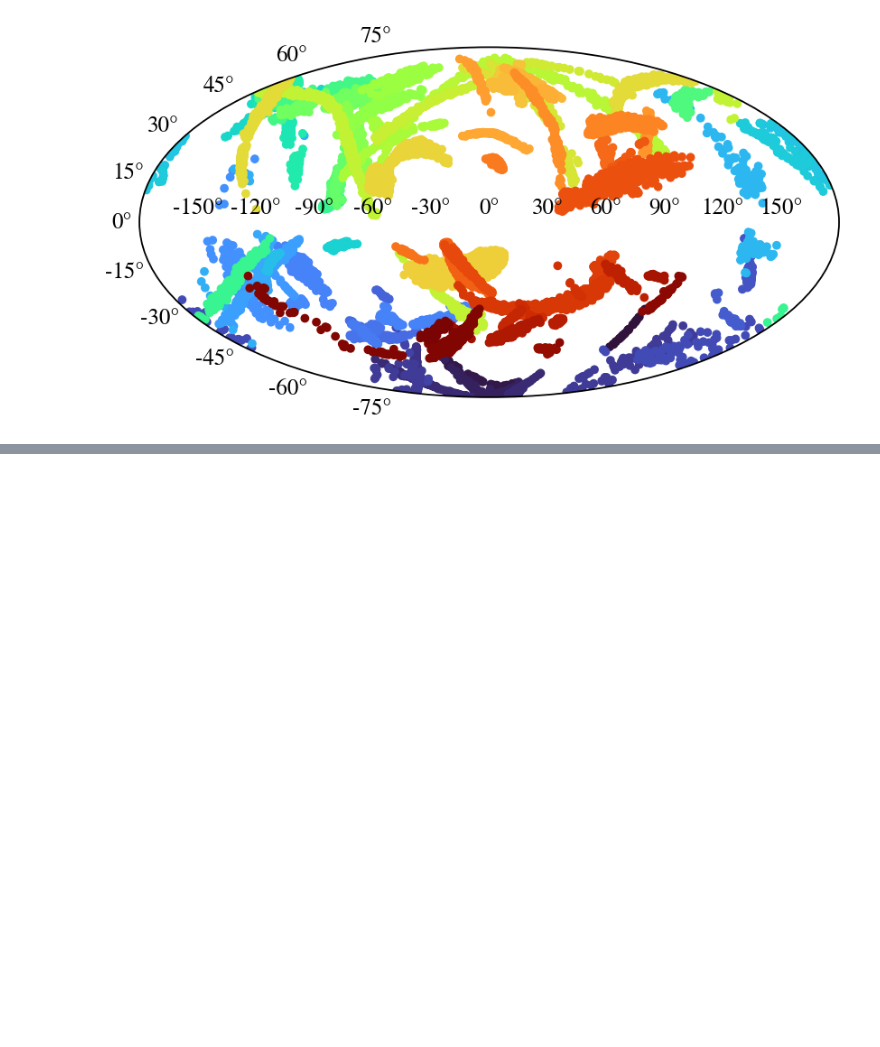
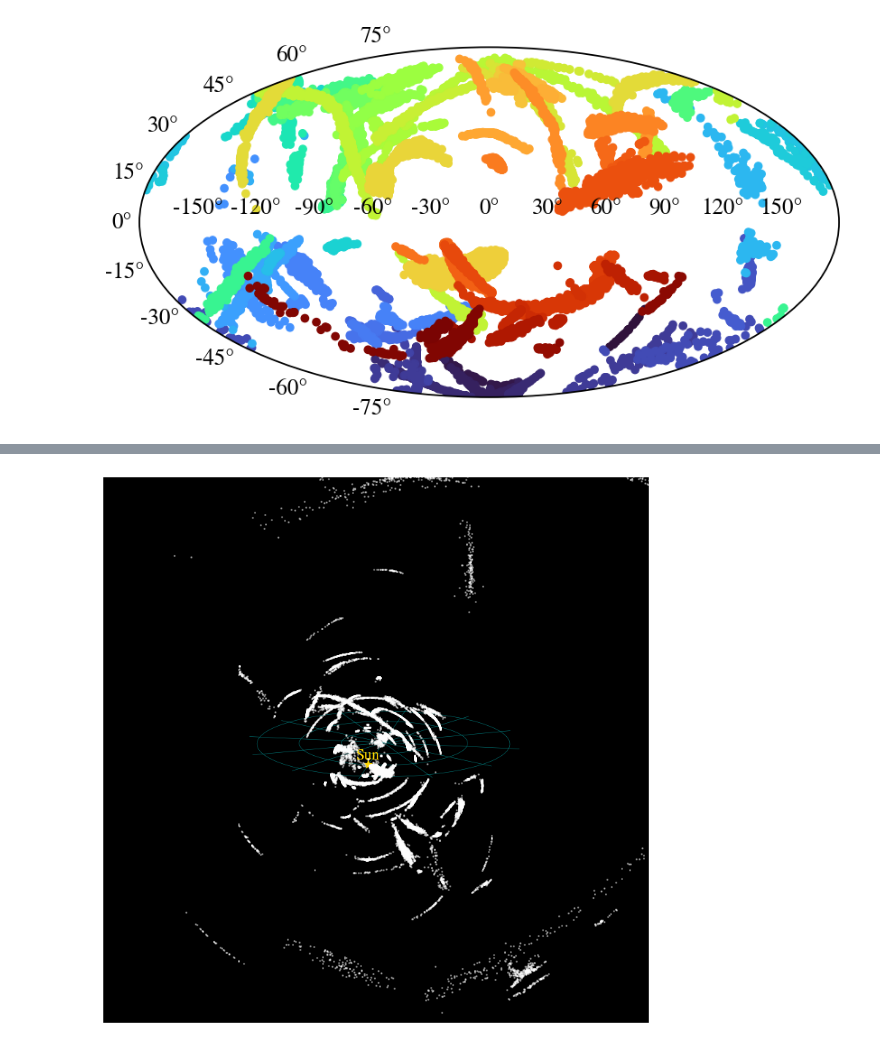
Before and after one commit to abonaca/streams_overview, a Jupyter notebook: notebooks/field_of_streams.ipynb, the cells around one changed output, grey strips where cells are left out. Saved outputs shown, nothing was run; the diff lists cells and outputs as text; code cells hidden in the pictures; blank space fills up the shorter version.

```diff
--- a/notebooks/field_of_streams.ipynb
+++ b/notebooks/field_of_streams.ipynb
@@ -229,0 +130,86 @@ plt.ylim(20,12)
+# %%
+fig = plt.figure(constrained_layout=True)
+ax = fig.add_subplot(projection='3d', facecolor='k')
+
+elev, azim, roll = 20, -7, 0
+elev, azim, roll = 15, 190, 0
+# elev, azim, roll = 30, 190, 0
+ax.view_init(elev, azim, roll)
+
+radii = np.array([4,8,12])
+theta = np.linspace(0,2*np.pi,100)
+
+phi = np.arange(0,360,30)*u.deg
+rlims = np.linspace(0,13,2)
+
+teal = '#027b7c'
+lw_grid = 0.4
+
+############
+# plot disk
+# circular
+for r in radii:
+    x = r * np.cos(theta)
+    y = r * np.sin(theta)
+    z = theta * 0
+
+    plt.plot(x, y, z, '-', color=teal, lw=lw_grid)
+
+# radial
+for p in phi:
+    x = rlims * np.cos(p)
+    y = rlims * np.sin(p)
+    z = rlims * 0
+
+    plt.plot(x, y, z, '-', color=teal, lw=lw_grid)
+
+# the Sun
+plt.plot(-8.1,0,0.02, '*', color='gold', ms=8)
+plt.gca().text(-8.3,0,0.6,'Sun', ha='center', color='gold', fontsize='small')
+
+###############
+# plot streams
+
+for name in names[:]:
+    ind = tbl['name']==name
+    plt.plot(cgal.x.value[ind], cgal.y.value[ind], cgal.z.value[ind], 'wo', ms=1, alpha=0.4)
+
+
+#############
+# axes setup
+plt.gca().set_xlim(-10,10)
+plt.gca().set_ylim(-10,10)
+plt.gca().set_zlim(-12,12)
+# plt.gca().set_xlim(-20,20)
+# plt.gca().set_ylim(-20,20)
+# plt.gca().set_zlim(-45,20)
+
+# x_range = np.diff(ax.get_xlim())[0]
+# y_range = np.diff(ax.get_ylim())[0]
+# z_range = np.diff(ax.get_zlim())[0]
+# ax.set_box_aspect([x_range, y_range, z_range])
+
+plt.gca().set_aspect('equal')
+plt.axis('off')
+
+plt.tight_layout()
+plt.savefig('../plots/fos3d_square.png', dpi=300, bbox_inches='tight', pad_inches=0)
+
+# # crop (ugh!)
+# # Open the image
+# img = Image.open('../plots/fos3d_square.png')
+
+# # Get the dimensions
+# img_width, img_height = img.size
+
+# # Define the coordinates for cropping (left, top, right, bottom)
+# crop_box = (0, int(img_height*0.15), img_width, int(img_height*0.85))
+# # print(crop_box, img_width, img_height)
+
+# # Crop the image
+# cropped_img = img.crop(crop_box)
+
+# # Save the cropped image
+# cropped_img.save('../plots/fos3d.png')
+# %% [output]
+[figure, added]
```
Also changed, not shown: parts of 13 cells of this notebook.
